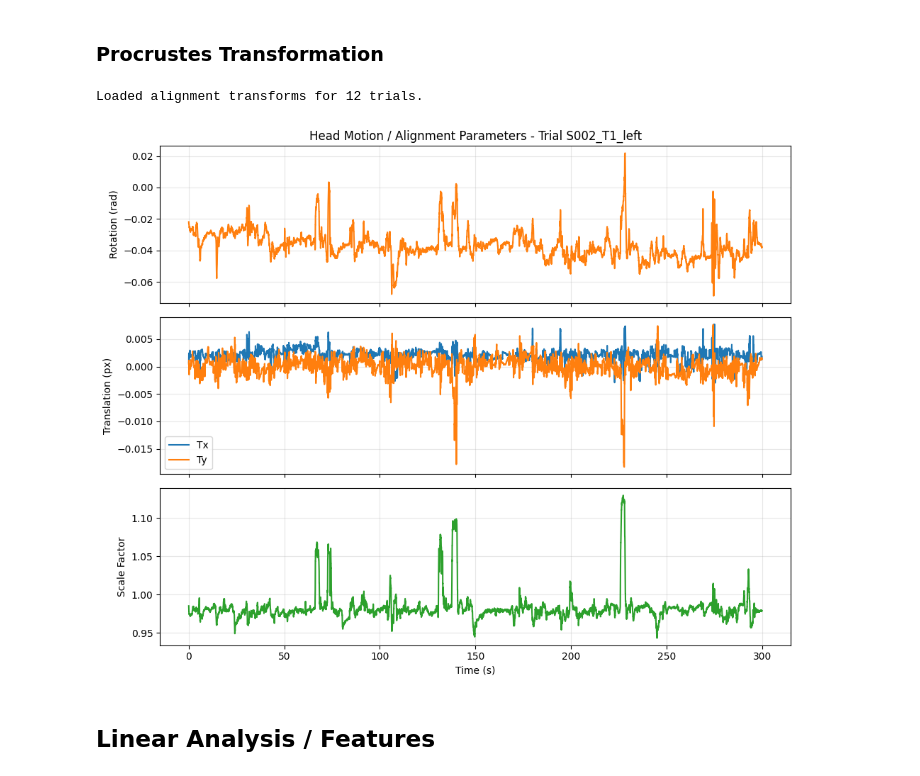
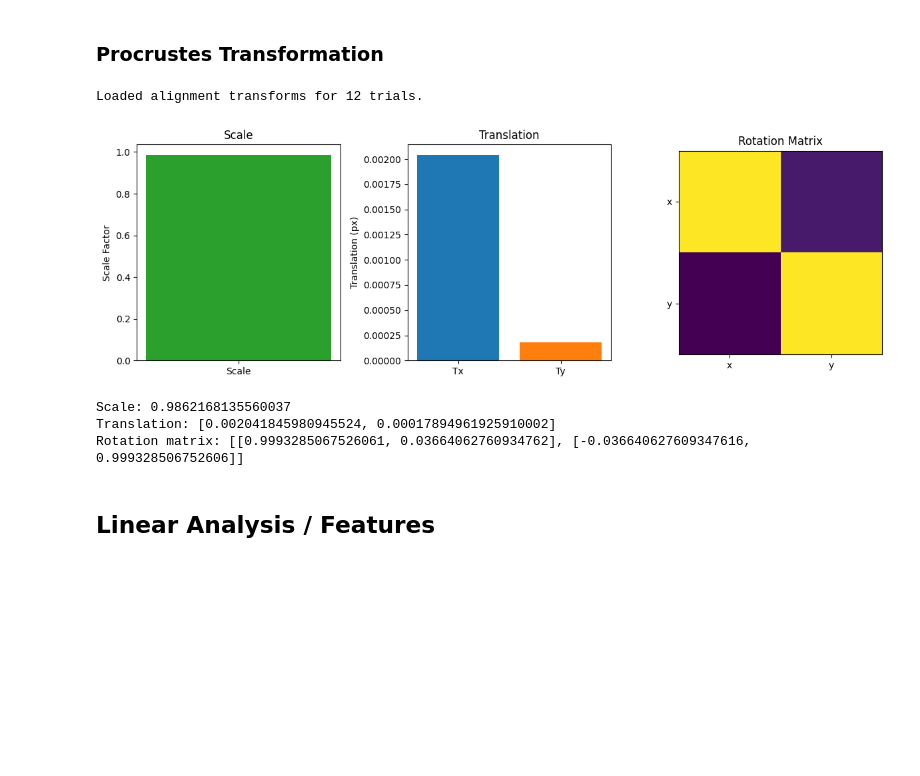
Before and after one commit to MInD-Laboratory/Pose-Dynamics, a Jupyter notebook: examples/case_study_2_mosaic/tutorial.ipynb, the cells around one changed output. Drawn from its saved outputs; the diff is of its cells as text; code cells hidden in the pictures; blank space fills up the shorter version.

```diff
--- a/examples/case_study_2_mosaic/tutorial.ipynb
+++ b/examples/case_study_2_mosaic/tutorial.ipynb
@@ -203,48 +203,55 @@ Order: 4
 # %% [markdown]
 ### Procrustes Transformation
 # %%
-# Load alignment transforms
-transforms_path = preprocess_dir / "alignment_transforms.parquet"
-transforms_df = pd.read_parquet(transforms_path)
+# Load alignment transforms (global, JSON format)
+transforms_path = preprocess_dir / "alignment_transforms.json"
+with open(transforms_path, "r") as f:
+    transforms_data = json.load(f)
 
-# Filter for the selected trial
-trial_transforms = transforms_df[
-    transforms_df["trial_id"] == selected_trial_id
-].sort_values("time")
+transforms_df = pd.DataFrame(transforms_data)
 
-print(
-    f"Loaded alignment transforms for {len(transforms_df['trial_id'].unique())} trials."
-)
+# Select trial
+trial_transforms = transforms_df[transforms_df["trial_id"] == selected_trial_id]
 
-# Plot head motion parameters
-fig, axes = plt.subplots(3, 1, figsize=(10, 8), sharex=True)
+print(f"Loaded alignment transforms for {len(transforms_df['trial_id'].unique())} trials.")
 
-# Rotation
-axes[0].plot(
-    trial_transforms["time"], trial_transforms["rotation_angle"], color="tab:orange"
-)
-axes[0].set_ylabel("Rotation (rad)")
-axes[0].set_title(f"Head Motion / Alignment Parameters - Trial {selected_trial_id}")
-axes[0].grid(True, alpha=0.3)
+# Plot global transform parameters for the selected trial
+if not trial_transforms.empty:
+    row = trial_transforms.iloc[0]
+    fig, axes = plt.subplots(1, 3, figsize=(12, 4))
 
-# Translation
-axes[1].plot(trial_transforms["time"], trial_transforms["translation_x"], label="Tx")
-axes[1].plot(trial_transforms["time"], trial_transforms["translation_y"], label="Ty")
-axes[1].set_ylabel("Translation (px)")
-axes[1].legend()
-axes[1].grid(True, alpha=0.3)
+    # Scale
+    axes[0].bar(["Scale"], [row['scale']], color="tab:green")
+    axes[0].set_ylabel("Scale Factor")
+    axes[0].set_title("Scale")
 
-# Scale
-axes[2].plot(trial_transforms["time"], trial_transforms["scale"], color="tab:green")
-axes[2].set_ylabel("Scale Factor")
-axes[2].set_xlabel("Time (s)")
-axes[2].grid(True, alpha=0.3)
+    # Translation
+    axes[1].bar(["Tx", "Ty"], row['translation'], color=["tab:blue", "tab:orange"])
+    axes[1].set_ylabel("Translation (px)")
+    axes[1].set_title("Translation")
 
-plt.tight_layout()
-plt.show()
+    # Rotation (show as matrix)
+    rot_mat = np.array(row['rotation_matrix'])
+    axes[2].imshow(rot_mat, cmap="viridis")
+    axes[2].set_title("Rotation Matrix")
+    axes[2].set_xticks([0,1])
+    axes[2].set_yticks([0,1])
+    axes[2].set_xticklabels(["x", "y"]); axes[2].set_yticklabels(["x", "y"])
+
+    plt.tight_layout()
+    plt.show()
+
+    print(f"Scale: {row['scale']}")
+    print(f"Translation: {row['translation']}")
+    print(f"Rotation matrix: {row['rotation_matrix']}")
+else:
+    print("No transform found for selected trial.")
 # %% [output]
 Loaded alignment transforms for 12 trials.
-[figure, old version]
+[figure, new version]
+Scale: 0.9862168135560037
+Translation: [0.002041845980945524, 0.00017894961925910002]
+Rotation matrix: [[0.9993285067526061, 0.03664062760934762], [-0.036640627609347616, 0.999328506752606]]
 # %% [markdown]
 ## Linear Analysis / Features
 # %% [markdown]
```
Also changed, not shown: parts of 7 cells of this notebook, 6 other files.
